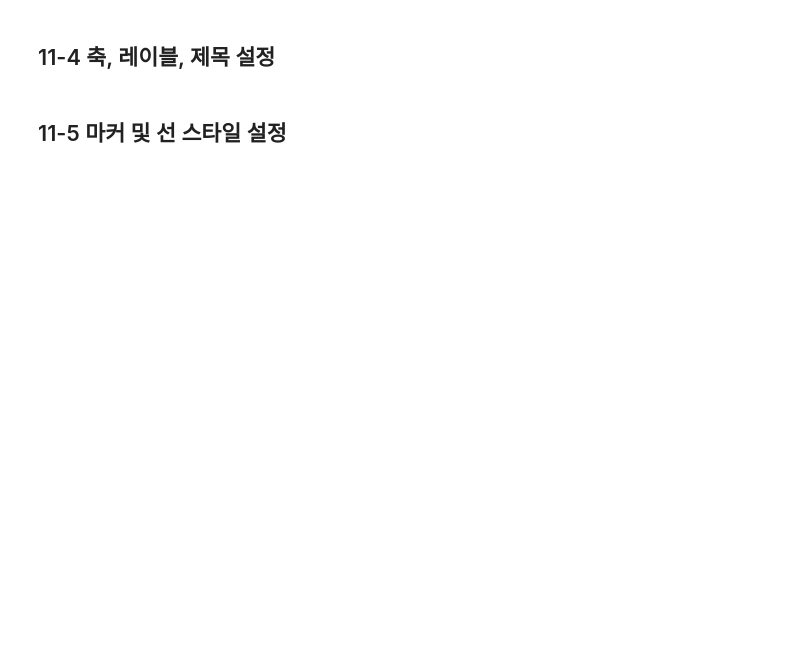
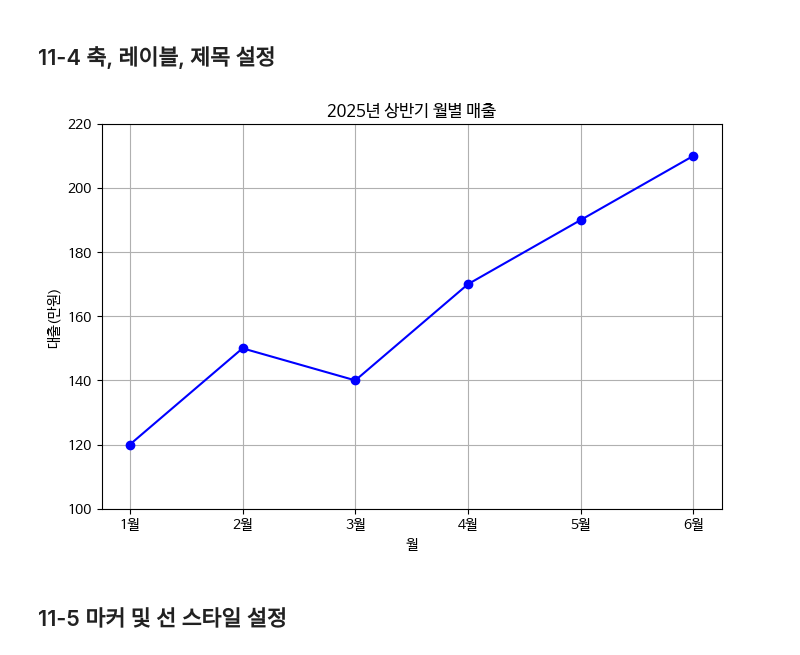
Before and after one commit to Isekai6280/Data-Analysis-with-Open-Source, a Jupyter notebook: 11강 연습.ipynb, the cells around one changed output. Saved outputs shown, nothing was run; the diff lists cells and outputs as text; code cells hidden in the pictures; blank space fills up the shorter version.

```diff
--- a/11강 연습.ipynb
+++ b/11강 연습.ipynb
@@ -72,26 +96,28 @@ plt.show()
 # %%
 import matplotlib.pyplot as plt
 
 ## 데이터 정의
 months = ['1월', '2월', '3월', '4월', '5월', '6월']
 sales = [120, 150, 140, 170, 190, 210]
 
 ## 그래프 그리기
 plt.figure(figsize=(8, 5))
 plt.plot(months, sales, 'o-', color='blue')
 
 ## 축, 레이블, 제목 설정
 # x 축 제목 : 월
-
+plt.xlabel('월')
 # y 축 제목 : 매출(만원)
-
+plt.ylabel('대출(만원)')
 # y 축 범위 (100 ~ 220)
-
+plt.ylim(100, 220)
 # 제목 : 2025년 상반기 월별 매출
-
+plt.title('2025년 상반기 월별 매출')
 
 plt.grid(True)
 plt.show()
+# %% [output]
+[figure, added]
 # %% [markdown]
 ## 11-5 마커 및 선 스타일 설정
 # %%
```
Also changed, not shown: parts of 17 cells of this notebook.
